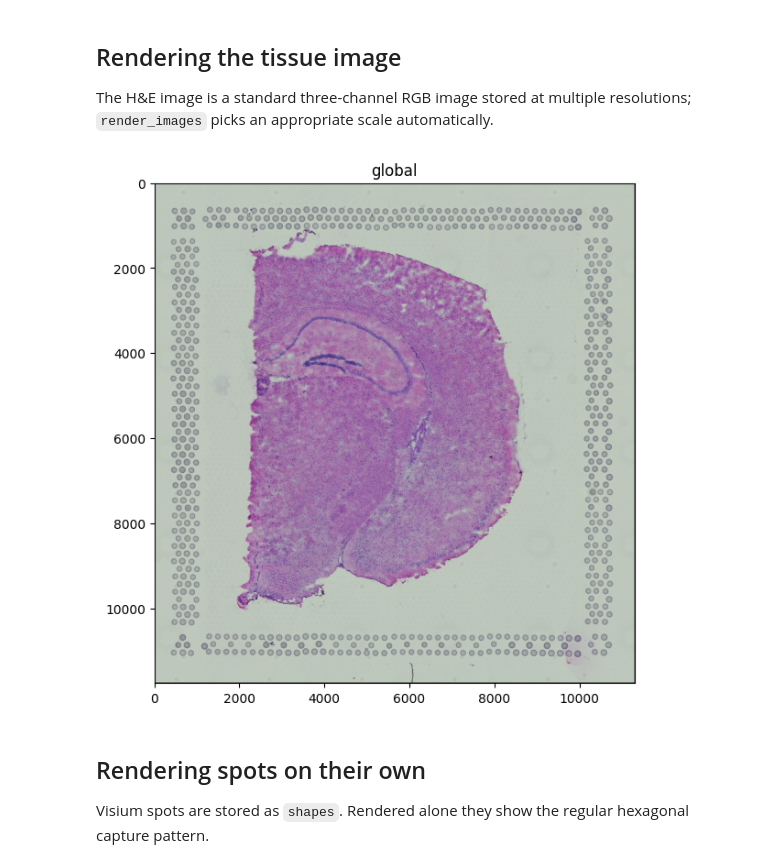
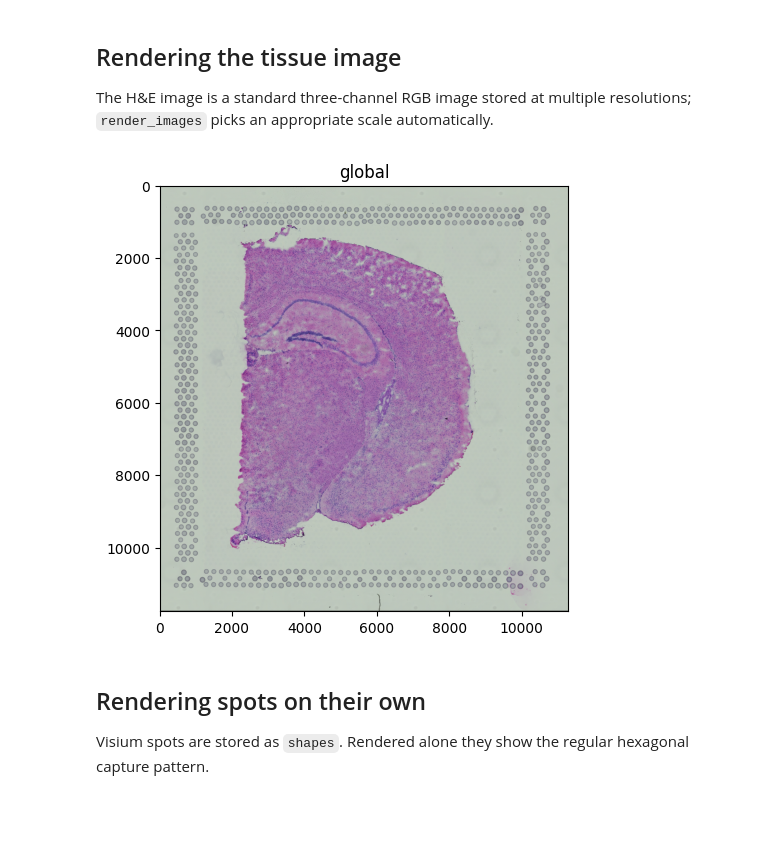
Before and after one commit to scverse/spatialdata-plot-notebooks, a Jupyter notebook: examples/visium_mouse_brain.ipynb, the cells around one changed output. Saved outputs shown, nothing was run; the diff lists cells and outputs as text; code cells hidden in the pictures; blank space fills up the shorter version.

```diff
--- a/examples/visium_mouse_brain.ipynb
+++ b/examples/visium_mouse_brain.ipynb
@@ -41,9 +37,9 @@ with coordinate systems:
 
 The H&E image is a standard three-channel RGB image stored at multiple resolutions; `render_images` picks an appropriate scale automatically.
 # %%
-sdata.pl.render_images("hne").pl.show(figsize=(6, 6))
+sdata.pl.render_images("hne").pl.show()
 # %% [output]
-[figure, old version]
+[figure, new version]
 # %% [markdown]
 ## Rendering spots on their own
 
```
Also changed, not shown: parts of 8 cells of this notebook, 1 other file.
